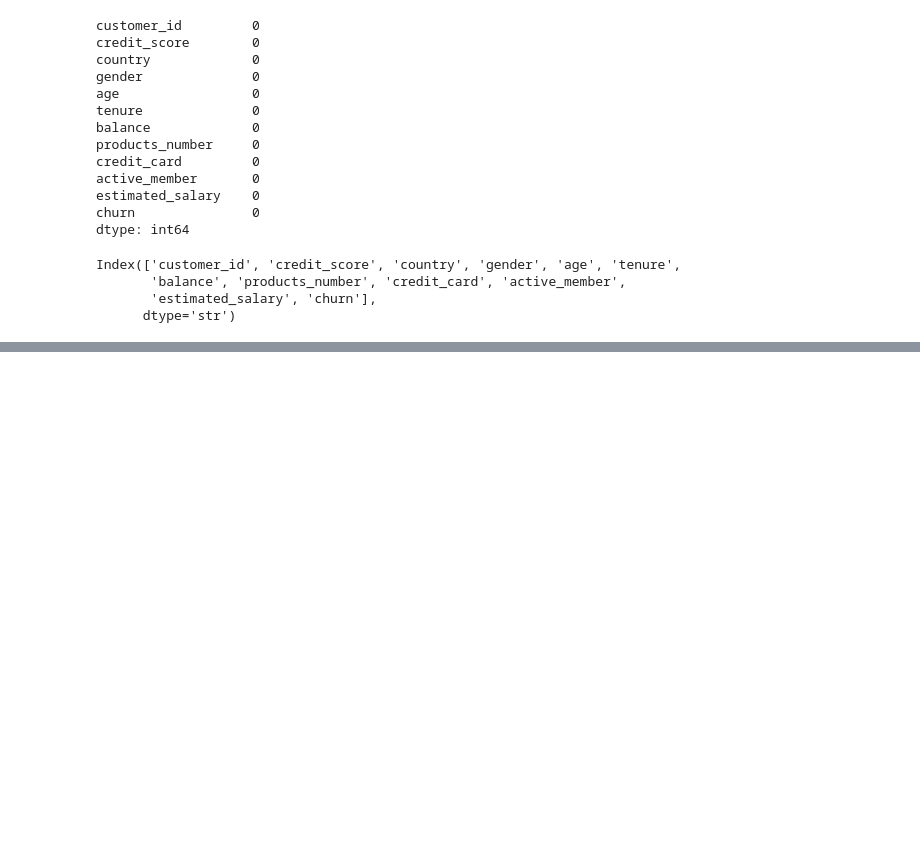
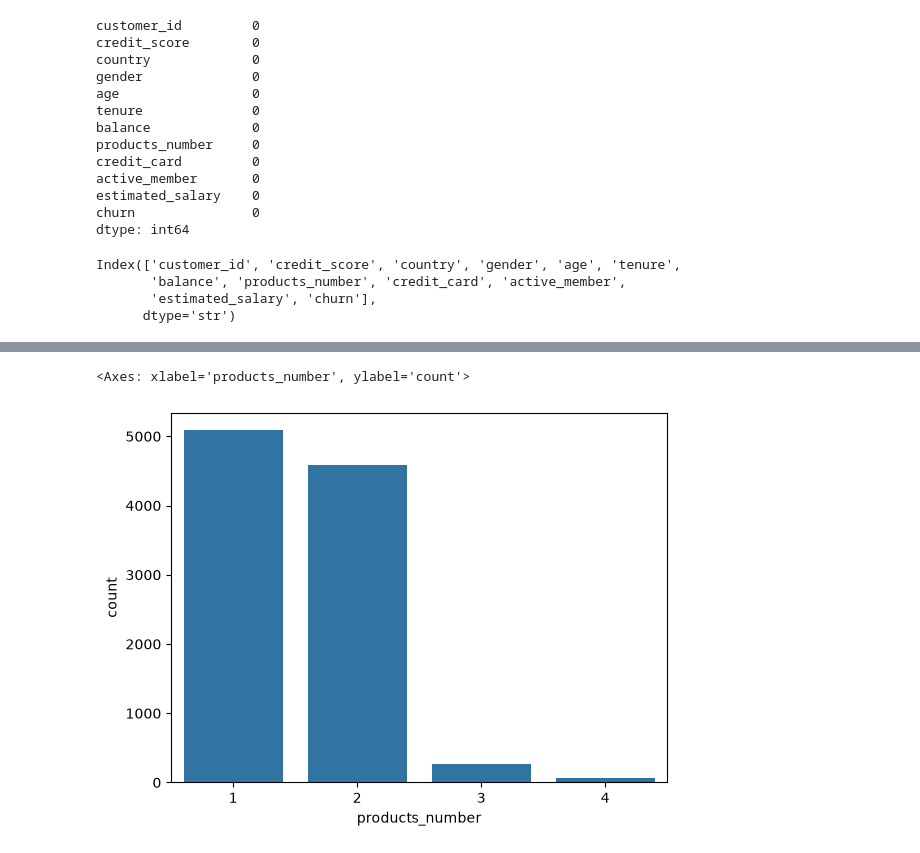
Before and after one commit to subhajit404/Bank-customer-churn-dataset-Prediction-, a Jupyter notebook: main.ipynb, the cells around one changed output, grey strips where cells are left out. Drawn from its saved outputs; the diff is of its cells as text; code cells hidden in the pictures; blank space fills up the shorter version.

```diff
--- a/main.ipynb
+++ b/main.ipynb
@@ -32,0 +128,5 @@ Index(['customer_id', 'credit_score', 'country', 'gender', 'age', 'tenure',
+# %%
+sns.countplot(x=df['products_number'])
+# %% [output]
+<Axes: xlabel='products_number', ylabel='count'>
+[figure, added]
```
Also changed, not shown: parts of 13 cells of this notebook.
